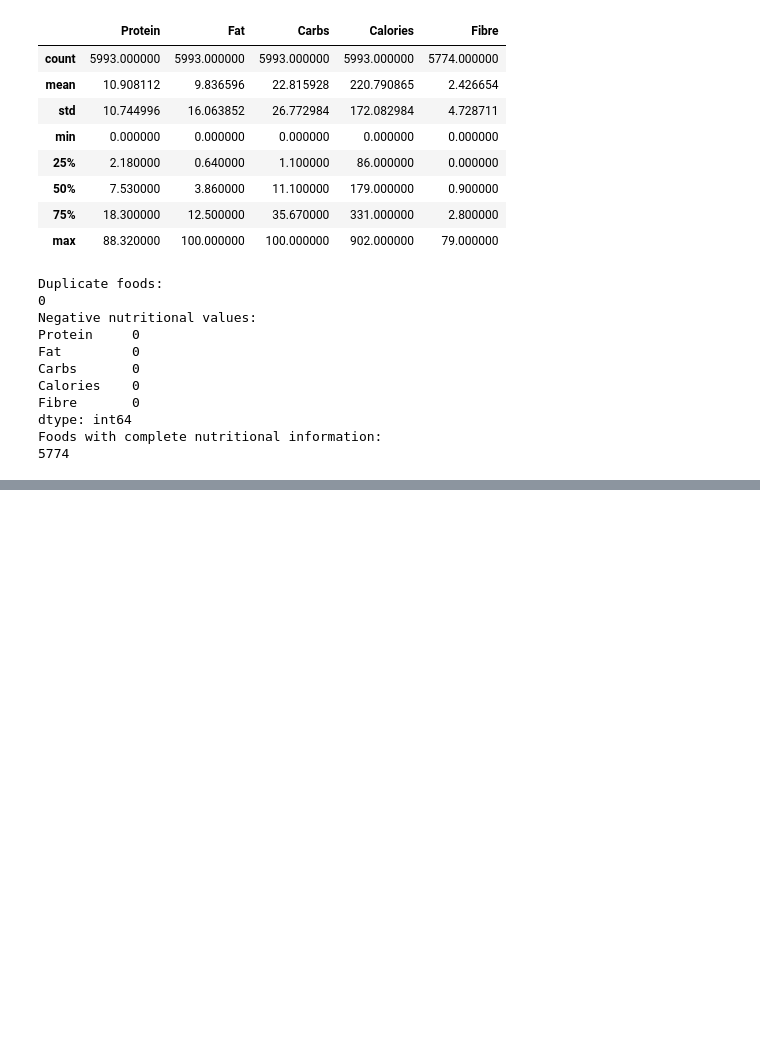
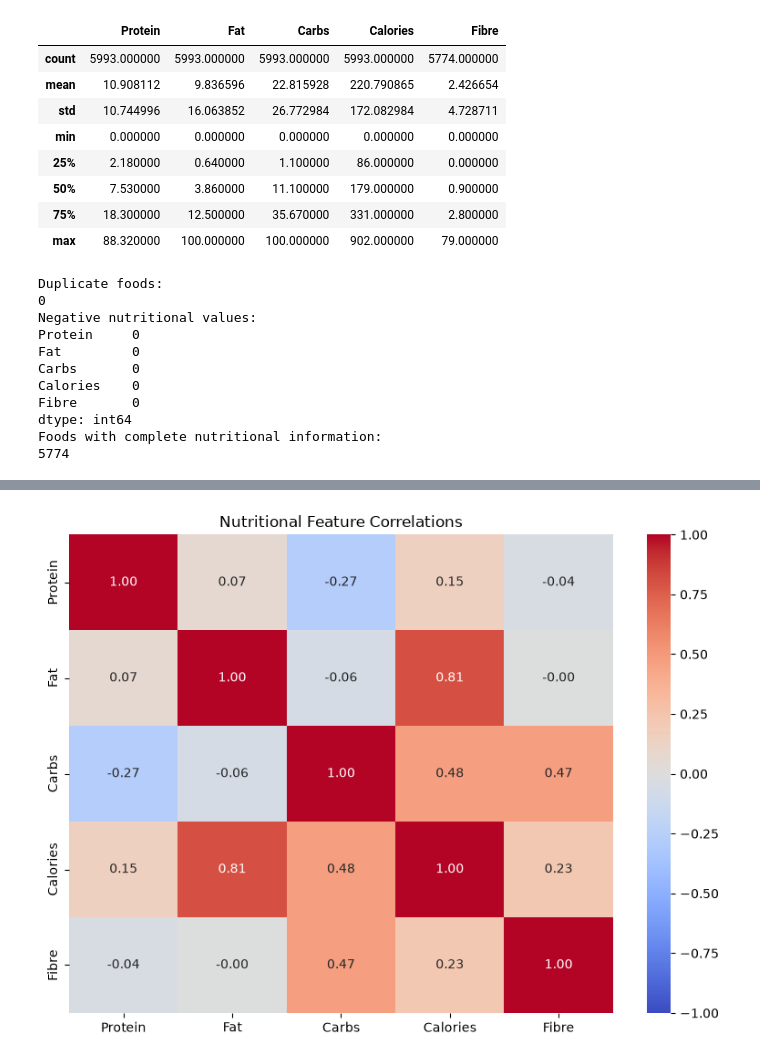
Before and after one commit to dhrutigandhi05/Food-Nutrition-Clustering, a Jupyter notebook: notebooks/eda.ipynb, the cells around one changed output, grey strips where cells are left out. Cells and saved outputs as stored; diff of their text form; code cells hidden in the pictures; blank space fills up the shorter version.

```diff
--- a/notebooks/eda.ipynb
+++ b/notebooks/eda.ipynb
@@ -178,0 +210,18 @@ Foods with complete nutritional information:
+# %%
+correlation = clean_df[features].corr()
+plt.figure(figsize=(8, 6))
+
+sns.heatmap(
+    correlation,
+    annot=True,
+    cmap="coolwarm",
+    fmt=".2f",
+    vmin=-1,
+    vmax=1
+)
+
+plt.title("Nutritional Feature Correlations")
+plt.tight_layout()
+plt.show()
+# %% [output]
+[figure, added]
```
Also changed, not shown: parts of 6 cells of this notebook, 1 other file.
